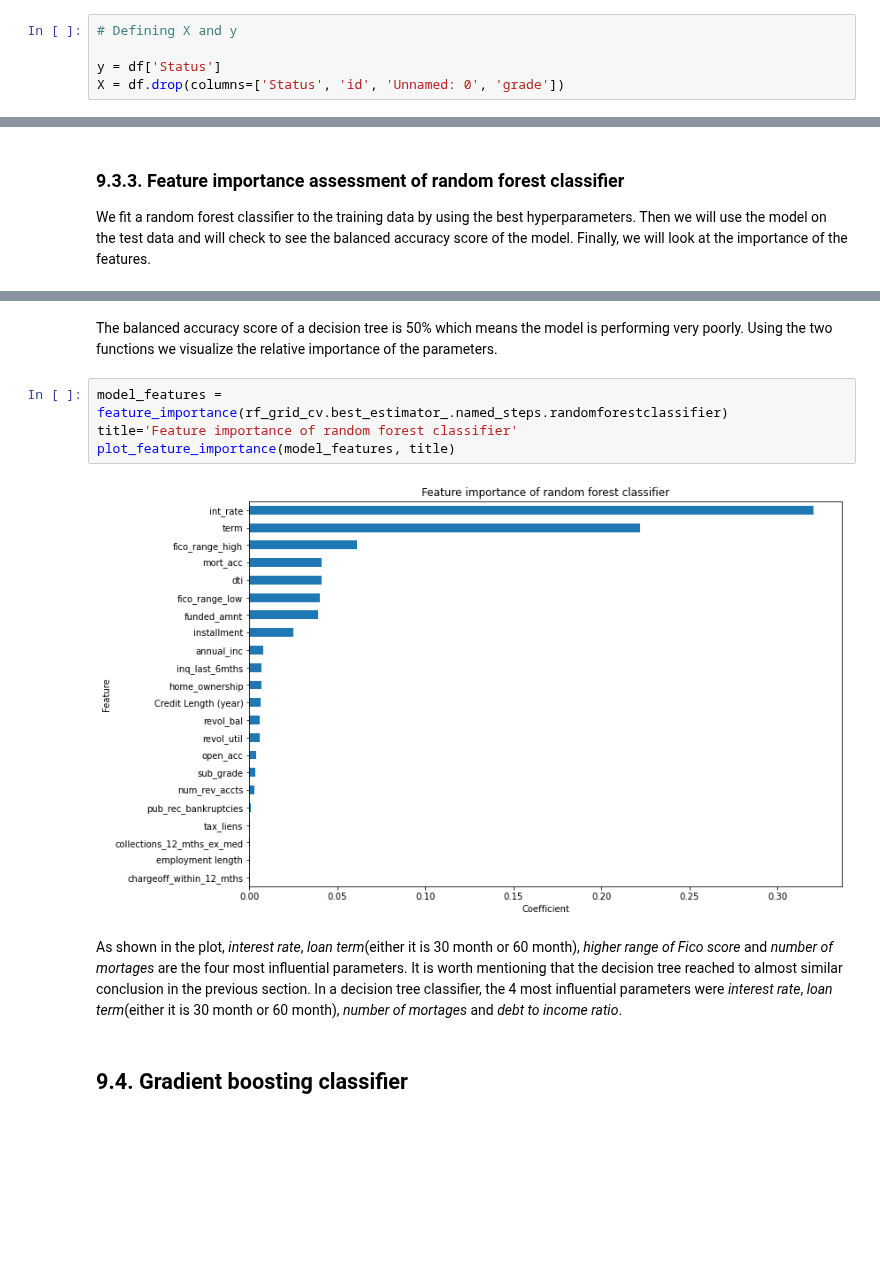
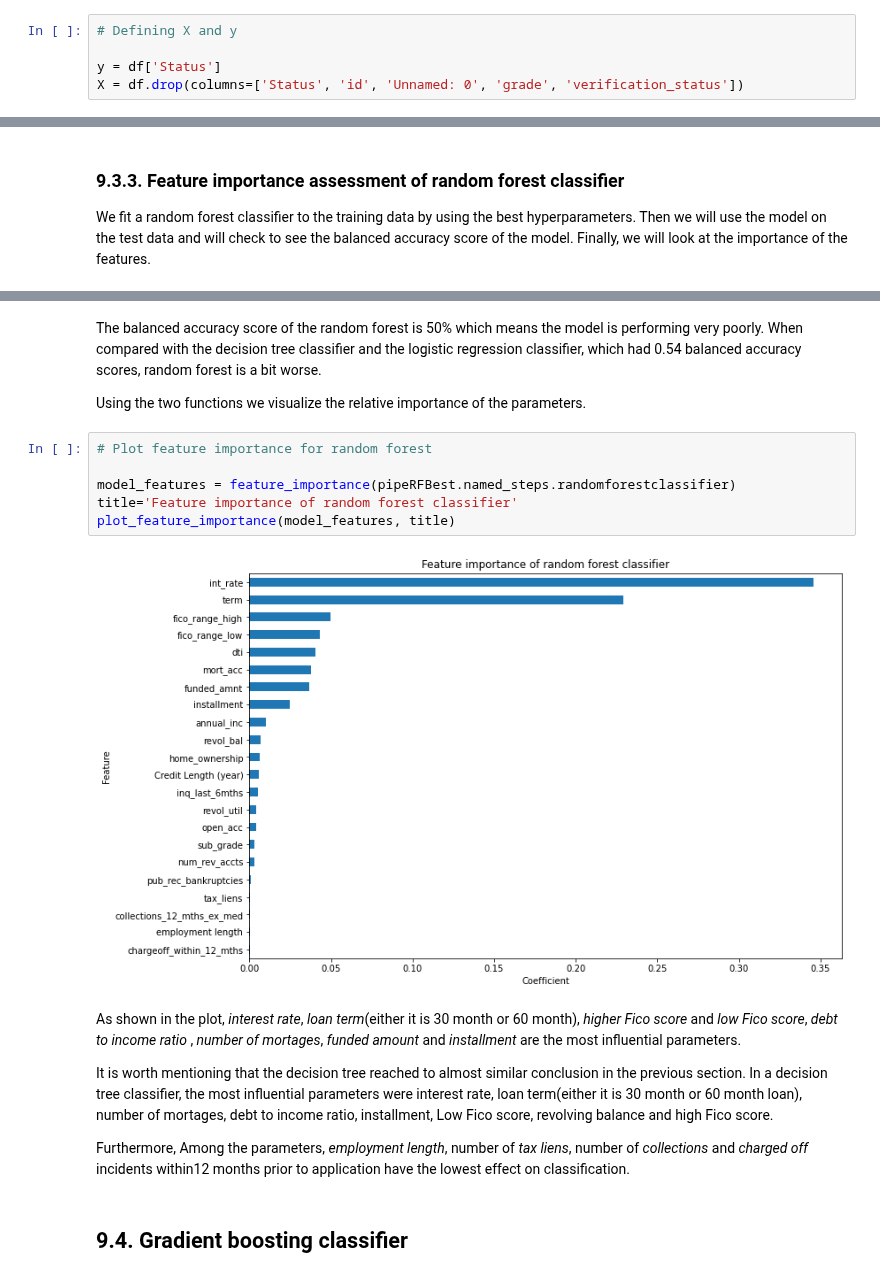
Before and after one commit to somayehY/SomayeYoussefi, a Jupyter notebook: LendingClub/LendingClub_preprocessing_modeling.ipynb, the cells around one changed output, grey strips where cells are left out. Drawn from its saved outputs; the diff is of its cells as text; blank space fills up the shorter version.

```diff
--- a/LendingClub/LendingClub_preprocessing_modeling.ipynb
+++ b/LendingClub/LendingClub_preprocessing_modeling.ipynb
@@ -108,4 +103,4 @@ X is the dataframe that has the predictive features and y is the target column.
 # Defining X and y
 
 y = df['Status']
-X = df.drop(columns=['Status', 'id', 'Unnamed: 0', 'grade'])
+X = df.drop(columns=['Status', 'id', 'Unnamed: 0', 'grade', 'verification_status'])
@@ -429,13 +469,21 @@ balanced_accuracy_score(y_test, y_pred)
 # %% [markdown]
-The balanced accuracy score of a decision tree is 50% which means the model is performing very poorly. Using the two functions we visualize the relative importance of the parameters.
+The balanced accuracy score of the random forest is 50% which means the model is performing very poorly. When compared with the decision tree classifier and the logistic regression classifier, which had 0.54 balanced accuracy scores, random forest is a bit worse.
+
+Using the two functions we visualize the relative importance of the parameters.
 # %%
-model_features = feature_importance(rf_grid_cv.best_estimator_.named_steps.randomforestclassifier)
+# Plot feature importance for random forest
+
+model_features = feature_importance(pipeRFBest.named_steps.randomforestclassifier)
 title='Feature importance of random forest classifier'
 plot_feature_importance(model_features, title)
 # %% [output]
-[figure, old version]
+[figure, new version]
 # %% [markdown]
-As shown in the plot,  _interest rate_, _loan term_(either it is 30 month or 60 month), _higher range of Fico score_ and  _number of mortages_ are the four most influential parameters. It is worth mentioning that the decision tree reached to almost similar conclusion in the previous section. In a decision tree classifier, the 4 most influential parameters were  _interest rate_, _loan term_(either it is 30 month or 60 month), _number of mortages_ and _debt to income ratio_.
+As shown in the plot,  _interest rate_, _loan term_(either it is 30 month or 60 month), _higher Fico score_ and _low Fico score_, _debt to income ratio_ , _number of mortages_, _funded amount_ and _installment_ are the most influential parameters.
+
+It is worth mentioning that the decision tree reached to almost similar conclusion in the previous section. In a decision tree classifier, the most influential parameters were interest rate, loan term(either it is 30 month or 60 month loan), number of mortages, debt to income ratio, installment, Low Fico score, revolving balance and high Fico score.
+
+Furthermore, Among the parameters, _employment length_, number of _tax liens_, number of _collections_ and _charged off_ incidents within12 months prior to application have the lowest effect on classification.
 # %% [markdown]
 ## 9.4. Gradient boosting classifier <a class='anchor' id='GB'></a>
 # %% [markdown]
```
Also changed, not shown: parts of 31 cells of this notebook.
